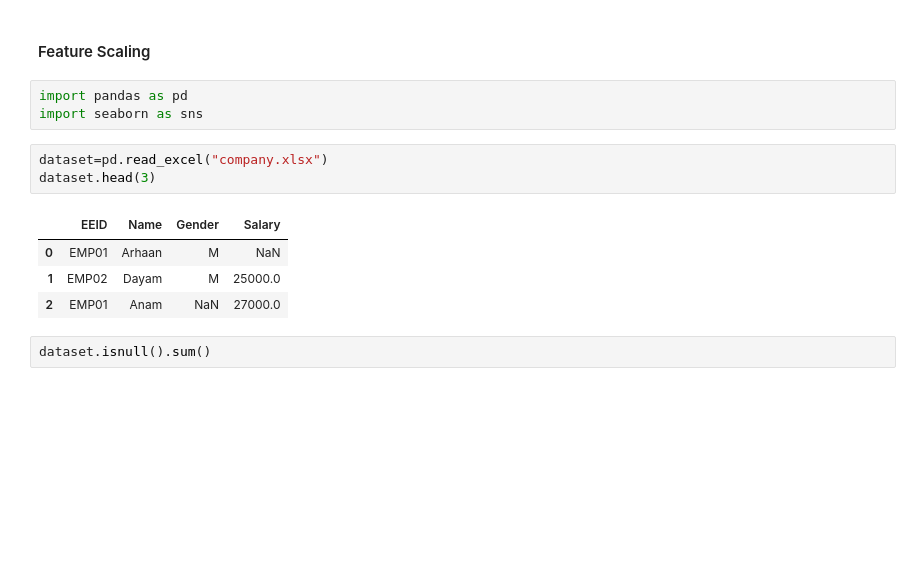
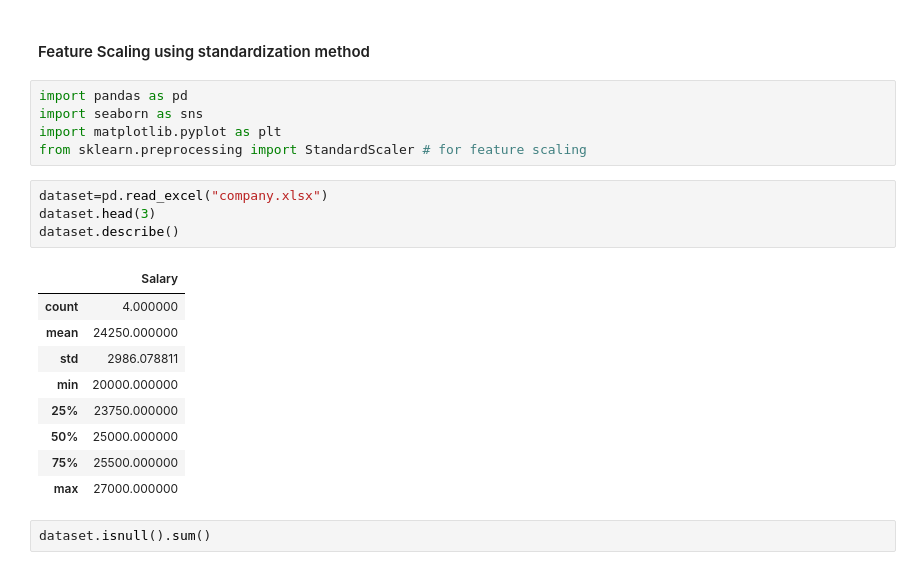
Before and after one commit to arhaanarif/Machine-Learning, a Jupyter notebook: src/Featurescaling.ipynb, the cells around one changed output. Cells and saved outputs as stored; diff of their text form; blank space fills up the shorter version.

Commit message:
standardization method

```diff
--- a/src/Featurescaling.ipynb
+++ b/src/Featurescaling.ipynb
@@ -1,16 +1,24 @@
 # %% [markdown]
-#### Feature Scaling
+#### Feature Scaling using standardization method
 # %%
 import pandas as pd
 import seaborn as sns
+import matplotlib.pyplot as plt
+from sklearn.preprocessing import StandardScaler # for feature scaling
 # %%
 dataset=pd.read_excel("company.xlsx")
 dataset.head(3)
+dataset.describe()
 # %% [output]
-|  | EEID | Name | Gender | Salary |
-| 0 | EMP01 | Arhaan | M | NaN |
-| 1 | EMP02 | Dayam | M | 25000.0 |
-| 2 | EMP01 | Anam | NaN | 27000.0 |
+|  | Salary |
+| count | 4.000000 |
+| mean | 24250.000000 |
+| std | 2986.078811 |
+| min | 20000.000000 |
+| 25% | 23750.000000 |
+| 50% | 25000.000000 |
+| 75% | 25500.000000 |
+| max | 27000.000000 |
 # %%
 dataset.isnull().sum()
 # %% [output]
```
Also changed, not shown: parts of 3 cells of this notebook.
